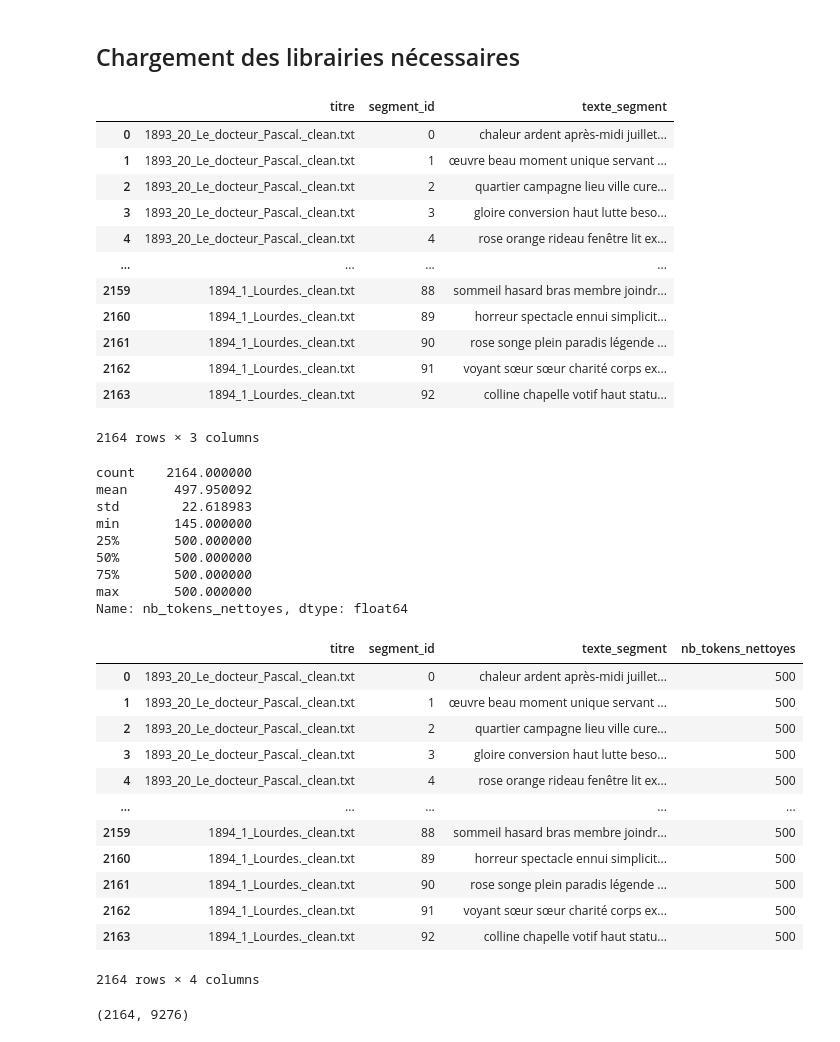
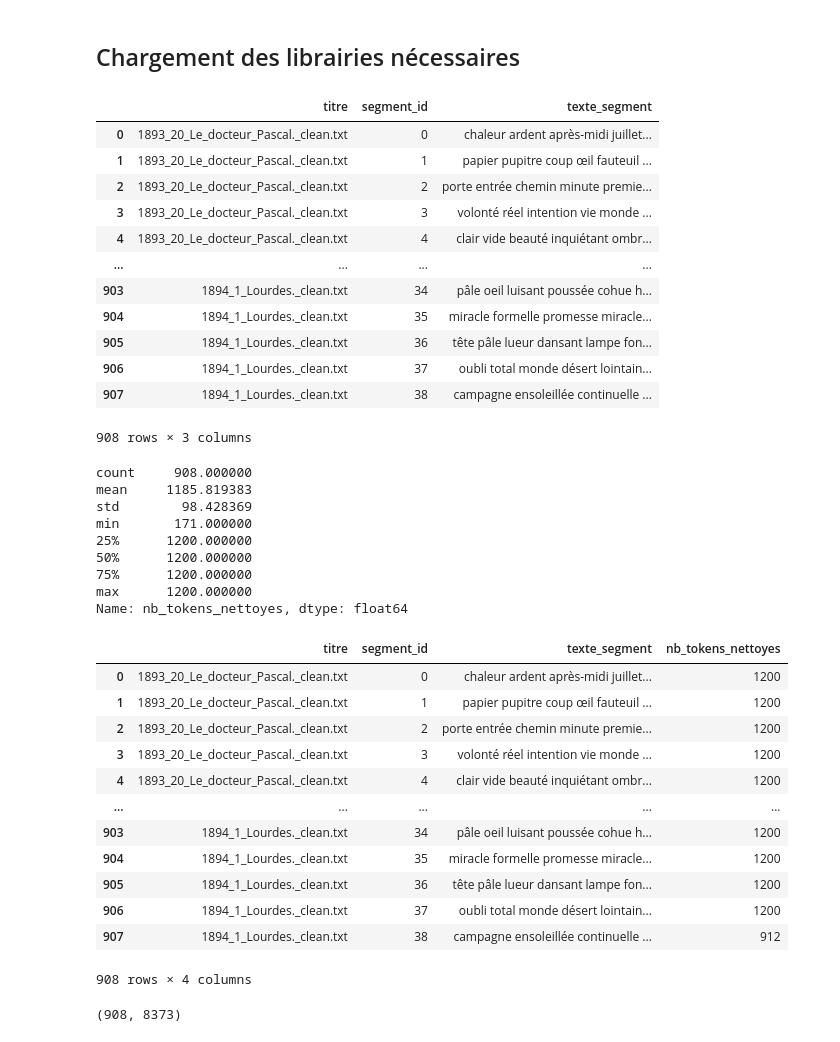
Before and after one commit to MorganRichard25/analyse_topic_zola, a Jupyter notebook: scr_paquet_mots/NMF.ipynb, the cells around one changed output. Drawn from its saved outputs; the diff is of its cells as text; code cells hidden in the pictures.

```diff
--- a/scr_paquet_mots/NMF.ipynb
+++ b/scr_paquet_mots/NMF.ipynb
@@ -10,80 +10,80 @@ from sklearn.decomposition import NMF
 # %%
 df=pd.read_csv("corpus_zola_nettoye.csv") # Chargement du DataFrame nettoyé à partir du fichier CSV
 # %%
-def segmenter_texte(text, taille=500): # On segmente le texte en segments de 300 mots
+def segmenter_texte(text, taille=1200): # On segmente le texte en segments de 300 mots
     mots = text.split() # On divise le texte en mots
     segments = [] # Liste pour stocker les segments de texte
     for i in range(0, len(mots), taille): # On boucle sur les mots par pas de "taille" (300 mots)
         segment = " ".join(mots[i:i+taille]) # On crée un segment en joignant les mots du segment
         if len(segment.split()) >= 100:  # On vérifie que le segment contient au moins 100 mots pour éviter les segments trop courts
             segments.append(segment) # On ajoute le segment à la liste des segments
     return segments # On retourne la liste des segments de texte
 
 lignes = [] # Liste pour stocker les segments de texte avec leurs titres et IDs
 
 for _, row in df.iterrows():
     titre = row["nom_fichier"] # On utilise le nom du fichier comme titre
     texte = row["texte_nettoye"] # On segmente le texte en segments de 300 mots
     segments = segmenter_texte(texte) # On ajoute chaque segment à la liste avec son titre et son ID
 
     for j, seg in enumerate(segments):
 
 
         lignes.append({
             "titre": titre, # Titre du texte (nom du fichier)
             "segment_id": j, # ID du segment (index du segment dans le texte)
             "texte_segment": seg # Contenu du segment de texte
         })
 
 df_segments = pd.DataFrame(lignes) # Création d'un DataFrame à partir de la liste de segments
 
 df_segments
 # %% [output]
 |  | titre | segment_id | texte_segment |
 | 0 | 1893_20_Le_docteur_Pascal._clean.txt | 0 | chaleur ardent après-midi juillet... |
-| 1 | 1893_20_Le_docteur_Pascal._clean.txt | 1 | œuvre beau moment unique servant ... |
-| 2 | 1893_20_Le_docteur_Pascal._clean.txt | 2 | quartier campagne lieu ville cure... |
-| 3 | 1893_20_Le_docteur_Pascal._clean.txt | 3 | gloire conversion haut lutte beso... |
-| 4 | 1893_20_Le_docteur_Pascal._clean.txt | 4 | rose orange rideau fenêtre lit ex... |
+| 1 | 1893_20_Le_docteur_Pascal._clean.txt | 1 | papier pupitre coup œil fauteuil ... |
+| 2 | 1893_20_Le_docteur_Pascal._clean.txt | 2 | porte entrée chemin minute premie... |
+| 3 | 1893_20_Le_docteur_Pascal._clean.txt | 3 | volonté réel intention vie monde ... |
+| 4 | 1893_20_Le_docteur_Pascal._clean.txt | 4 | clair vide beauté inquiétant ombr... |
 | ... | ... | ... | ... |
-| 2159 | 1894_1_Lourdes._clean.txt | 88 | sommeil hasard bras membre joindr... |
-| 2160 | 1894_1_Lourdes._clean.txt | 89 | horreur spectacle ennui simplicit... |
-| 2161 | 1894_1_Lourdes._clean.txt | 90 | rose songe plein paradis légende ... |
-| 2162 | 1894_1_Lourdes._clean.txt | 91 | voyant sœur sœur charité corps ex... |
-| 2163 | 1894_1_Lourdes._clean.txt | 92 | colline chapelle votif haut statu... |
+| 903 | 1894_1_Lourdes._clean.txt | 34 | pâle oeil luisant poussée cohue h... |
+| 904 | 1894_1_Lourdes._clean.txt | 35 | miracle formelle promesse miracle... |
+| 905 | 1894_1_Lourdes._clean.txt | 36 | tête pâle lueur dansant lampe fon... |
+| 906 | 1894_1_Lourdes._clean.txt | 37 | oubli total monde désert lointain... |
+| 907 | 1894_1_Lourdes._clean.txt | 38 | campagne ensoleillée continuelle ... |
-2164 rows × 3 columns
+908 rows × 3 columns
 # %%
 df_segments["nb_tokens_nettoyes"] = df_segments["texte_segment"].apply(lambda x: len(x.split())) # Calcul du nombre de tokens nettoyés pour chaque segment
 df_segments["nb_tokens_nettoyes"].describe() # Affichage des statistiques descriptives du nombre de tokens nettoyés par segment (moyenne, écart-type, min, max, etc.)
 # %% [output]
-count    2164.000000
-mean      497.950092
-std        22.618983
-min       145.000000
-25%       500.000000
-50%       500.000000
-75%       500.000000
-max       500.000000
+count     908.000000
+mean     1185.819383
+std        98.428369
+min       171.000000
+25%      1200.000000
+50%      1200.000000
+75%      1200.000000
+max      1200.000000
 Name: nb_tokens_nettoyes, dtype: float64
 # %%
 df_segments
 # %% [output]
 |  | titre | segment_id | texte_segment | nb_tokens_nettoyes |
-| 0 | 1893_20_Le_docteur_Pascal._clean.txt | 0 | chaleur ardent après-midi juillet... | 500 |
-| 1 | 1893_20_Le_docteur_Pascal._clean.txt | 1 | œuvre beau moment unique servant ... | 500 |
-| 2 | 1893_20_Le_docteur_Pascal._clean.txt | 2 | quartier campagne lieu ville cure... | 500 |
-| 3 | 1893_20_Le_docteur_Pascal._clean.txt | 3 | gloire conversion haut lutte beso... | 500 |
-| 4 | 1893_20_Le_docteur_Pascal._clean.txt | 4 | rose orange rideau fenêtre lit ex... | 500 |
+| 0 | 1893_20_Le_docteur_Pascal._clean.txt | 0 | chaleur ardent après-midi juillet... | 1200 |
+| 1 | 1893_20_Le_docteur_Pascal._clean.txt | 1 | papier pupitre coup œil fauteuil ... | 1200 |
+| 2 | 1893_20_Le_docteur_Pascal._clean.txt | 2 | porte entrée chemin minute premie... | 1200 |
+| 3 | 1893_20_Le_docteur_Pascal._clean.txt | 3 | volonté réel intention vie monde ... | 1200 |
+| 4 | 1893_20_Le_docteur_Pascal._clean.txt | 4 | clair vide beauté inquiétant ombr... | 1200 |
 | ... | ... | ... | ... | ... |
-| 2159 | 1894_1_Lourdes._clean.txt | 88 | sommeil hasard bras membre joindr... | 500 |
-| 2160 | 1894_1_Lourdes._clean.txt | 89 | horreur spectacle ennui simplicit... | 500 |
-| 2161 | 1894_1_Lourdes._clean.txt | 90 | rose songe plein paradis légende ... | 500 |
-| 2162 | 1894_1_Lourdes._clean.txt | 91 | voyant sœur sœur charité corps ex... | 500 |
-| 2163 | 1894_1_Lourdes._clean.txt | 92 | colline chapelle votif haut statu... | 500 |
+| 903 | 1894_1_Lourdes._clean.txt | 34 | pâle oeil luisant poussée cohue h... | 1200 |
+| 904 | 1894_1_Lourdes._clean.txt | 35 | miracle formelle promesse miracle... | 1200 |
+| 905 | 1894_1_Lourdes._clean.txt | 36 | tête pâle lueur dansant lampe fon... | 1200 |
+| 906 | 1894_1_Lourdes._clean.txt | 37 | oubli total monde désert lointain... | 1200 |
+| 907 | 1894_1_Lourdes._clean.txt | 38 | campagne ensoleillée continuelle ... | 912 |
-2164 rows × 4 columns
+908 rows × 4 columns
 # %%
 vectorizer = TfidfVectorizer(
-    min_df=5,
+    min_df=6,
     max_df=0.8
     )
 # min_df=5 : Ignorer les termes qui apparaissent dans moins de 3 segments, car ils sont considérés comme peu informatifs.
@@ -94,5 +94,5 @@ X = vectorizer.fit_transform(df_segments["texte_segment"])
 
 X.shape
 # %% [output]
-(2164, 9276)
+(908, 8373)
 # %%
```
Also changed, not shown: parts of 1 cell of this notebook, 4 other files.
